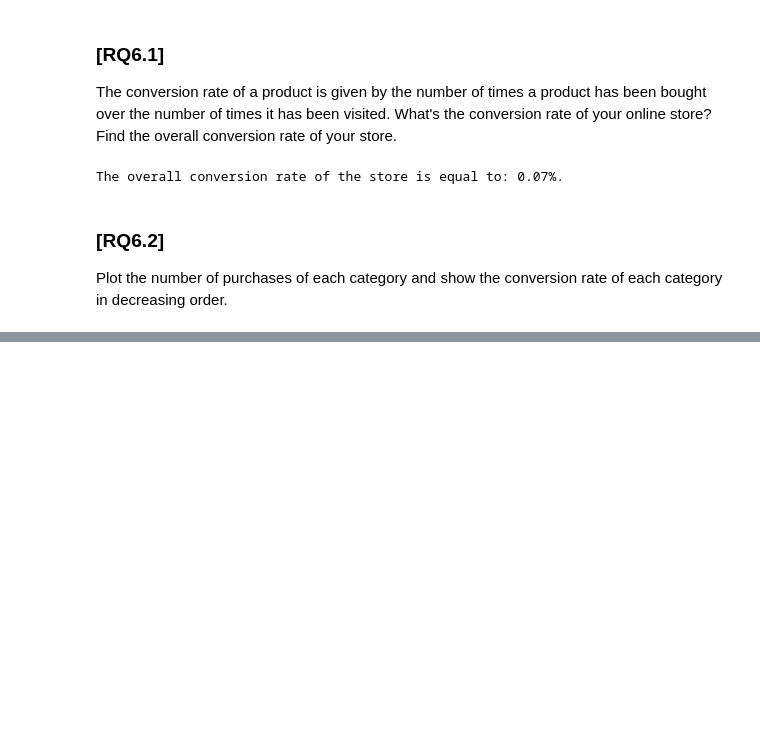
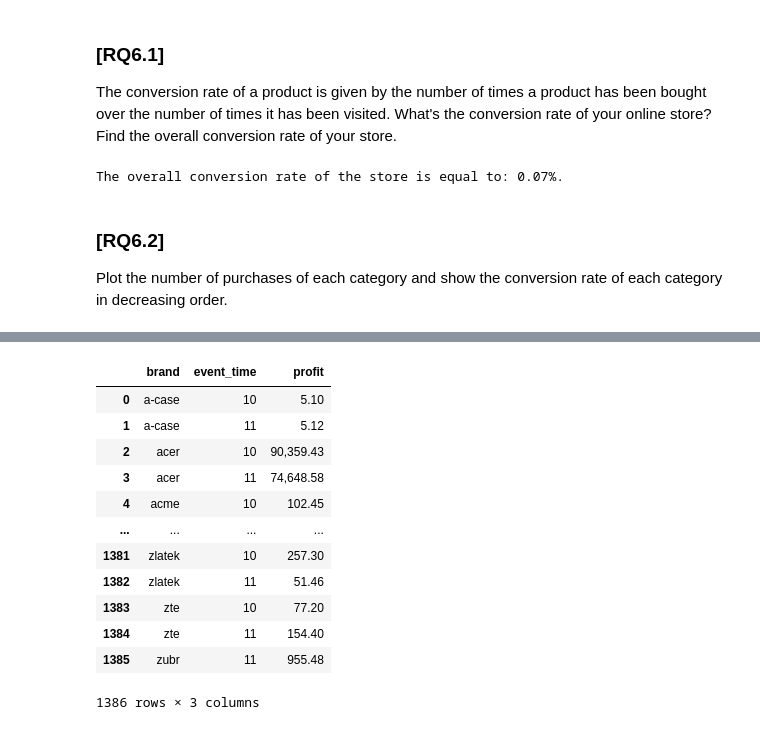
Before and after one commit to freebirdT/ADM_homework2, a Jupyter notebook: main.ipynb, the cells around one changed output, grey strips where cells are left out. Drawn from its saved outputs; the diff is of its cells as text; code cells hidden in the pictures; blank space fills up the shorter version.

```diff
--- a/main.ipynb
+++ b/main.ipynb
@@ -301,0 +310,19 @@ The number of purchases for each product category and the conversion rate for ea
+# %%
+gc.collect()
+
+# Input the name of the brand
+print("Please enter the name of the brand to return it's profit for each month.")
+brandName = input()
+
+# Select only the rows with the given brand name
+brandedTable = pd.DataFrame(dataset[dataset.brand == brandName])
+
+# Select only the rows with the selled item and calculate the total profit for each month
+brandedTable = pd.DataFrame(brandedTable[dataset.event_type == 'purchase'].groupby(dataset.event_time.dt.month).price.sum()).rename(columns={'price':'profit'}).reset_index()
+
+# Renaming the column for a better understanding of the output
+brandedTable.columns = ['month','profit']
+
+# Outputting the profits of the given brand for each month
+print("The profit for the brand " + "bosch" + " for each month is the following:")
+brandedTable
@@ -301,0 +336,22 @@ The number of purchases for each product category and the conversion rate for ea
+# %%
+# Selecting the rows with a brand different from the given brand
+
+otherBrandedTable = pd.DataFrame(dataset[dataset.brand != brandName])
+
+# Select only the rows with the selled item and calculate the total profit for each month
+otherBrandedTable = pd.DataFrame(otherBrandedTable[dataset.event_type == 'purchase'].groupby([dataset.brand, dataset.event_time.dt.month]).price.sum()).rename(columns={'price':'profit'}).reset_index()
+otherBrandedTable
+# %% [output]
+|  | brand | event_time | profit |
+| 0 | a-case | 10 | 5.10 |
+| 1 | a-case | 11 | 5.12 |
+| 2 | acer | 10 | 90,359.43 |
+| 3 | acer | 11 | 74,648.58 |
+| 4 | acme | 10 | 102.45 |
+| ... | ... | ... | ... |
+| 1381 | zlatek | 10 | 257.30 |
+| 1382 | zlatek | 11 | 51.46 |
+| 1383 | zte | 10 | 77.20 |
+| 1384 | zte | 11 | 154.40 |
+| 1385 | zubr | 11 | 955.48 |
+1386 rows × 3 columns
```
Also changed, not shown: parts of 15 cells of this notebook.
